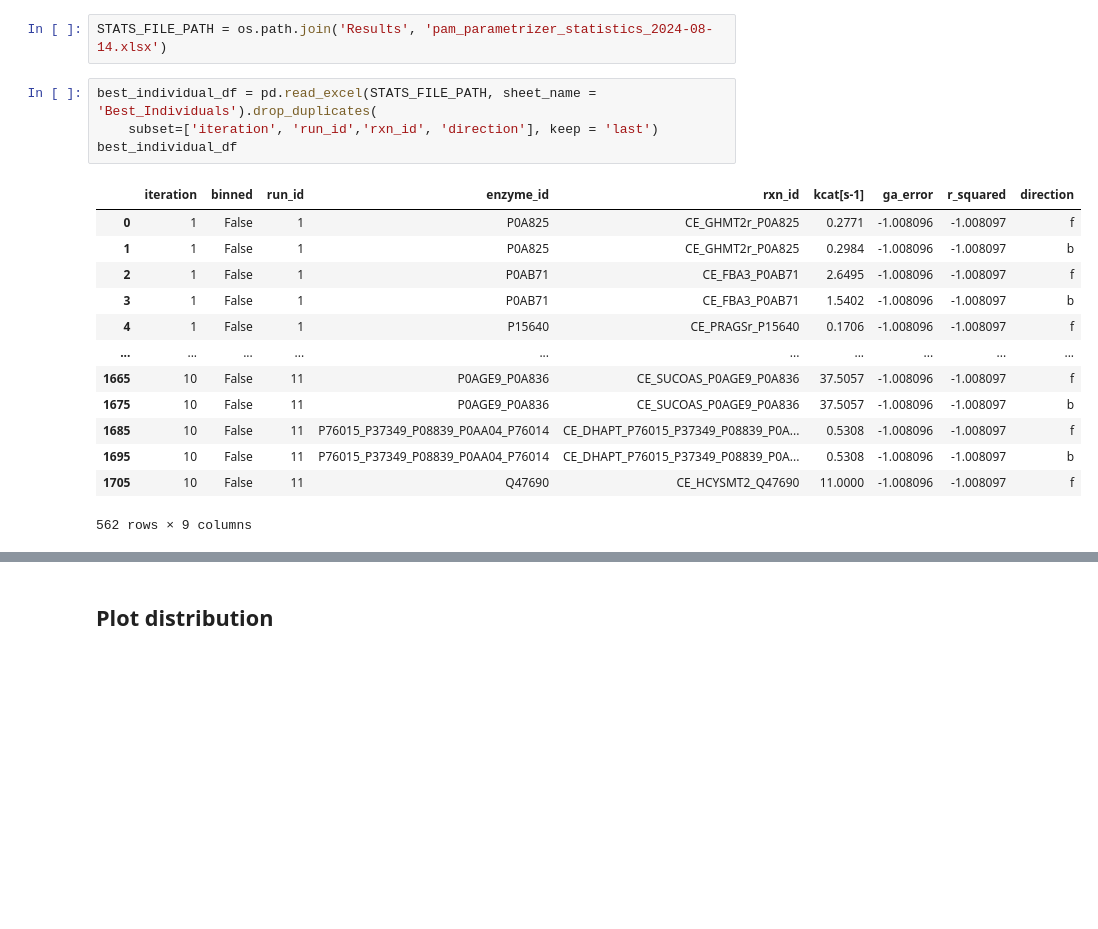
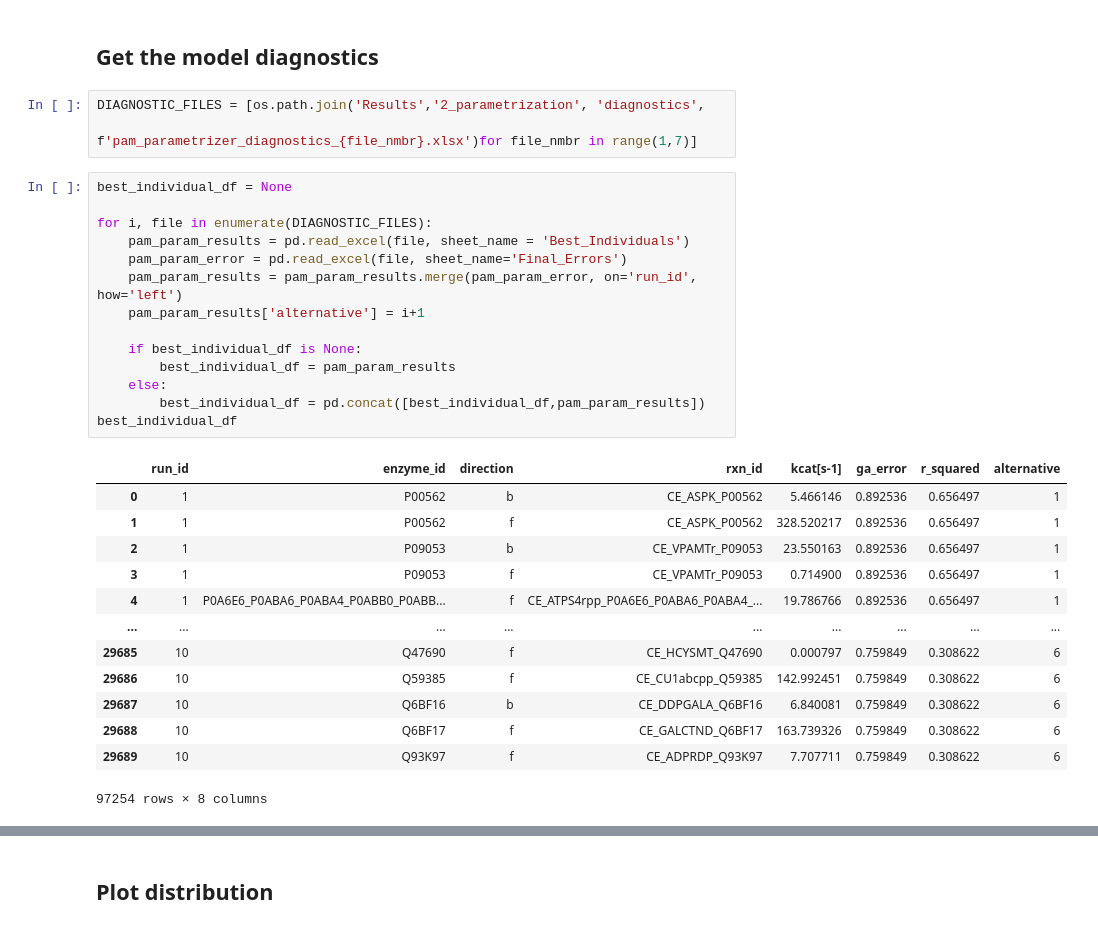
Before and after one commit to iAMB-RWTH-Aachen/PAMparametrizer, a Jupyter notebook: Scripts/i3_analysis/pam_parametrizer_performance.ipynb, the cells around one changed output, grey strips where cells are left out. Drawn from its saved outputs; the diff is of its cells as text; blank space fills up the shorter version.

```diff
--- a/Scripts/i3_analysis/pam_parametrizer_performance.ipynb
+++ b/Scripts/i3_analysis/pam_parametrizer_performance.ipynb
@@ -19,24 +19,37 @@ Loading PAModelpy modules version 0.0.3.15
 Set parameter Username
 Academic license - for non-commercial use only - expires 2025-03-06
+# %% [markdown]
+## Get the model diagnostics
 # %%
-STATS_FILE_PATH = os.path.join('Results', 'pam_parametrizer_statistics_2024-08-14.xlsx')
+DIAGNOSTIC_FILES = [os.path.join('Results','2_parametrization', 'diagnostics',
+                                 f'pam_parametrizer_diagnostics_{file_nmbr}.xlsx')for file_nmbr in range(1,7)]
 # %%
-best_individual_df = pd.read_excel(STATS_FILE_PATH, sheet_name = 'Best_Individuals').drop_duplicates(
-    subset=['iteration', 'run_id','rxn_id', 'direction'], keep = 'last')
+best_individual_df = None
+
+for i, file in enumerate(DIAGNOSTIC_FILES):
+    pam_param_results = pd.read_excel(file, sheet_name = 'Best_Individuals')
+    pam_param_error = pd.read_excel(file, sheet_name='Final_Errors')
+    pam_param_results = pam_param_results.merge(pam_param_error, on='run_id', how='left')
+    pam_param_results['alternative'] = i+1
+
+    if best_individual_df is None:
+        best_individual_df = pam_param_results
+    else:
+        best_individual_df = pd.concat([best_individual_df,pam_param_results])
 best_individual_df
 # %% [output]
-|  | iteration | binned | run_id | enzyme_id | rxn_id | kcat[s-1] | ga_error | r_squared | direction |
-| 0 | 1 | False | 1 | P0A825 | CE_GHMT2r_P0A825 | 0.2771 | -1.008096 | -1.008097 | f |
-| 1 | 1 | False | 1 | P0A825 | CE_GHMT2r_P0A825 | 0.2984 | -1.008096 | -1.008097 | b |
-| 2 | 1 | False | 1 | P0AB71 | CE_FBA3_P0AB71 | 2.6495 | -1.008096 | -1.008097 | f |
-| 3 | 1 | False | 1 | P0AB71 | CE_FBA3_P0AB71 | 1.5402 | -1.008096 | -1.008097 | b |
-| 4 | 1 | False | 1 | P15640 | CE_PRAGSr_P15640 | 0.1706 | -1.008096 | -1.008097 | f |
-| ... | ... | ... | ... | ... | ... | ... | ... | ... | ... |
-| 1665 | 10 | False | 11 | P0AGE9_P0A836 | CE_SUCOAS_P0AGE9_P0A836 | 37.5057 | -1.008096 | -1.008097 | f |
-| 1675 | 10 | False | 11 | P0AGE9_P0A836 | CE_SUCOAS_P0AGE9_P0A836 | 37.5057 | -1.008096 | -1.008097 | b |
-| 1685 | 10 | False | 11 | P76015_P37349_P08839_P0AA04_P76014 | CE_DHAPT_P76015_P37349_P08839_P0A... | 0.5308 | -1.008096 | -1.008097 | f |
-| 1695 | 10 | False | 11 | P76015_P37349_P08839_P0AA04_P76014 | CE_DHAPT_P76015_P37349_P08839_P0A... | 0.5308 | -1.008096 | -1.008097 | b |
-| 1705 | 10 | False | 11 | Q47690 | CE_HCYSMT2_Q47690 | 11.0000 | -1.008096 | -1.008097 | f |
+|  | run_id | enzyme_id | direction | rxn_id | kcat[s-1] | ga_error | r_squared | alternative |
+| 0 | 1 | P00562 | b | CE_ASPK_P00562 | 5.466146 | 0.892536 | 0.656497 | 1 |
+| 1 | 1 | P00562 | f | CE_ASPK_P00562 | 328.520217 | 0.892536 | 0.656497 | 1 |
+| 2 | 1 | P09053 | b | CE_VPAMTr_P09053 | 23.550163 | 0.892536 | 0.656497 | 1 |
+| 3 | 1 | P09053 | f | CE_VPAMTr_P09053 | 0.714900 | 0.892536 | 0.656497 | 1 |
+| 4 | 1 | P0A6E6_P0ABA6_P0ABA4_P0ABB0_P0ABB... | f | CE_ATPS4rpp_P0A6E6_P0ABA6_P0ABA4_... | 19.786766 | 0.892536 | 0.656497 | 1 |
+| ... | ... | ... | ... | ... | ... | ... | ... | ... |
+| 29685 | 10 | Q47690 | f | CE_HCYSMT_Q47690 | 0.000797 | 0.759849 | 0.308622 | 6 |
+| 29686 | 10 | Q59385 | f | CE_CU1abcpp_Q59385 | 142.992451 | 0.759849 | 0.308622 | 6 |
+| 29687 | 10 | Q6BF16 | b | CE_DDPGALA_Q6BF16 | 6.840081 | 0.759849 | 0.308622 | 6 |
+| 29688 | 10 | Q6BF17 | f | CE_GALCTND_Q6BF17 | 163.739326 | 0.759849 | 0.308622 | 6 |
+| 29689 | 10 | Q93K97 | f | CE_ADPRDP_Q93K97 | 7.707711 | 0.759849 | 0.308622 | 6 |
-562 rows × 9 columns
+97254 rows × 8 columns
 # %%
 error_per_runid_config = get_statistics_from_df(best_individual_df,
```
Also changed, not shown: parts of 13 cells of this notebook, 12 other files.
